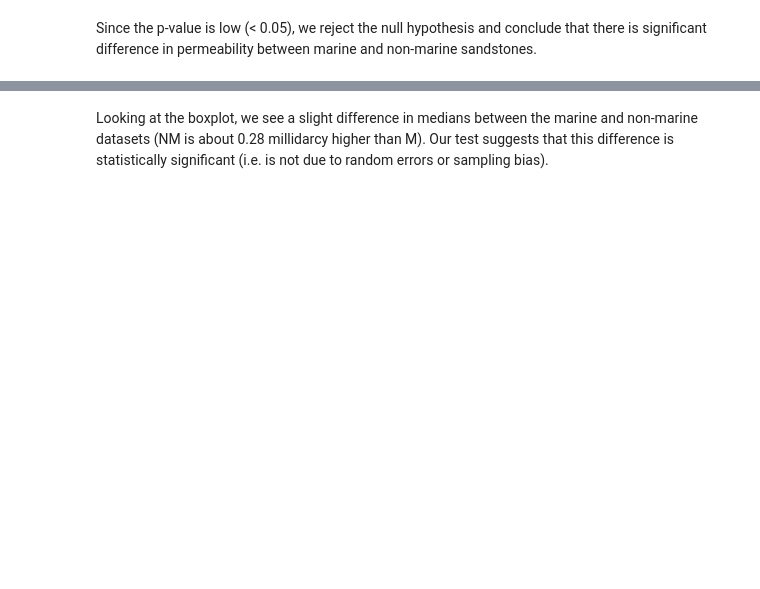
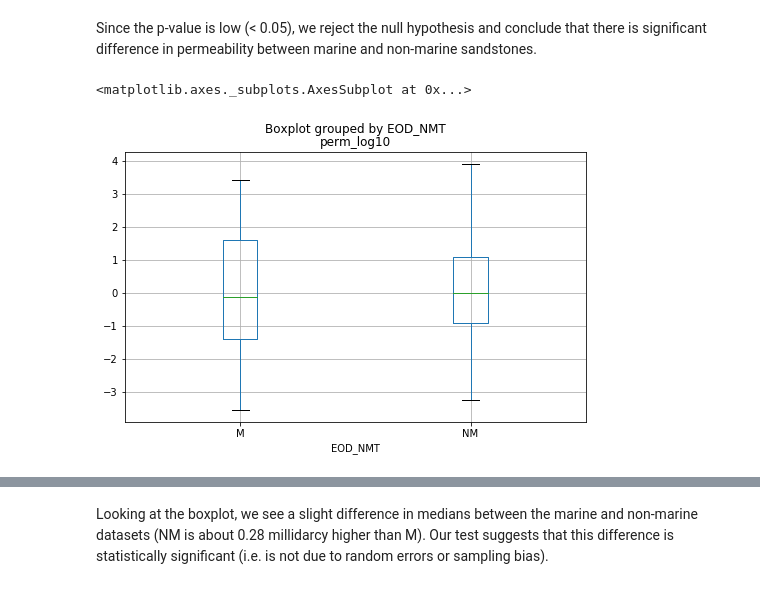
Before and after one commit to mfarnas/tf-capstones, a Jupyter notebook: Statistics_Porosity_Permeability_Analysis.ipynb, the cells around one changed output, grey strips where cells are left out. Cells and saved outputs as stored; diff of their text form; code cells hidden in the pictures; blank space fills up the shorter version.

```diff
--- a/Statistics_Porosity_Permeability_Analysis.ipynb
+++ b/Statistics_Porosity_Permeability_Analysis.ipynb
@@ -235,5 +279,8 @@ stats.kruskal(df_log.PERM[df_log.EOD_NMT == 'M'], df_log.PERM[df_log.EOD_NMT ==
 # %% [markdown]
 Since the p-value is low (< 0.05), we reject the null hypothesis and conclude that there is significant difference in permeability between marine and non-marine sandstones.
 # %%
-df_log.query('EOD_NMT == ["M", "NM"]').boxplot('perm_log10', by = 'EOD_NMT', figsize=(5,5))
+df_log.query('EOD_NMT == ["M", "NM"]').boxplot('perm_log10', by = 'EOD_NMT', figsize=(8,5))
+# %% [output]
+<matplotlib.axes._subplots.AxesSubplot at 0x...>
+[figure, added]
 # %%
```
Also changed, not shown: parts of 45 cells of this notebook.
